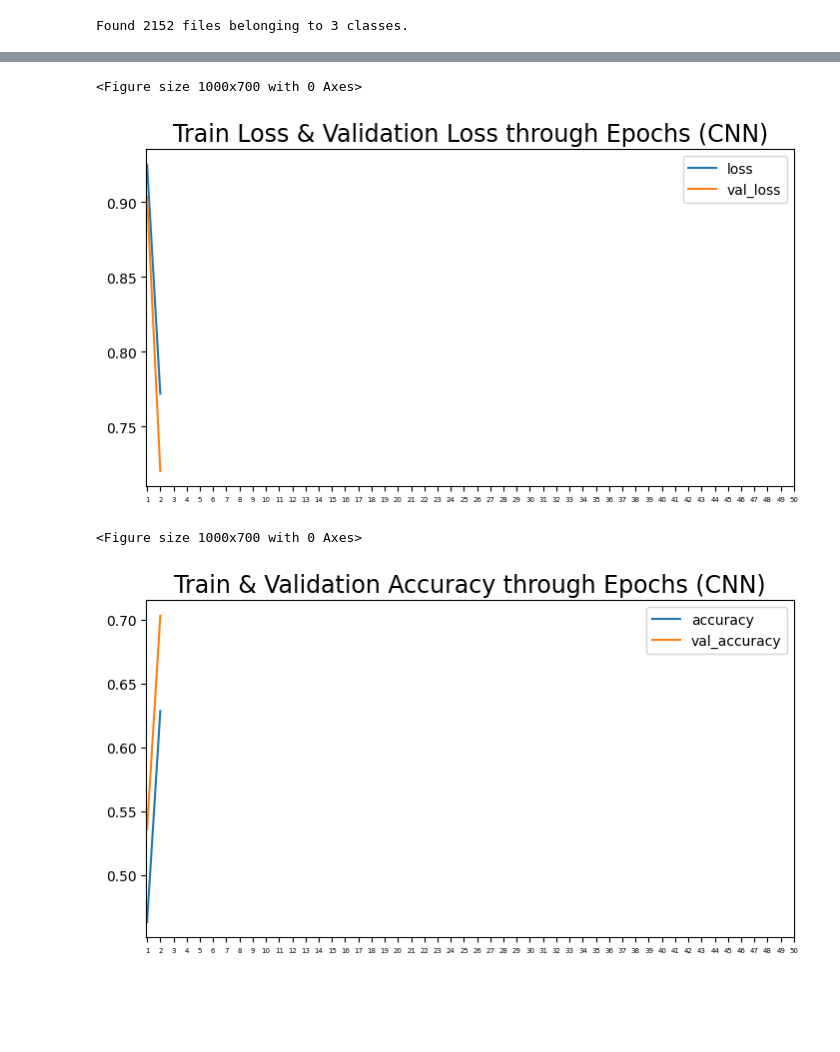
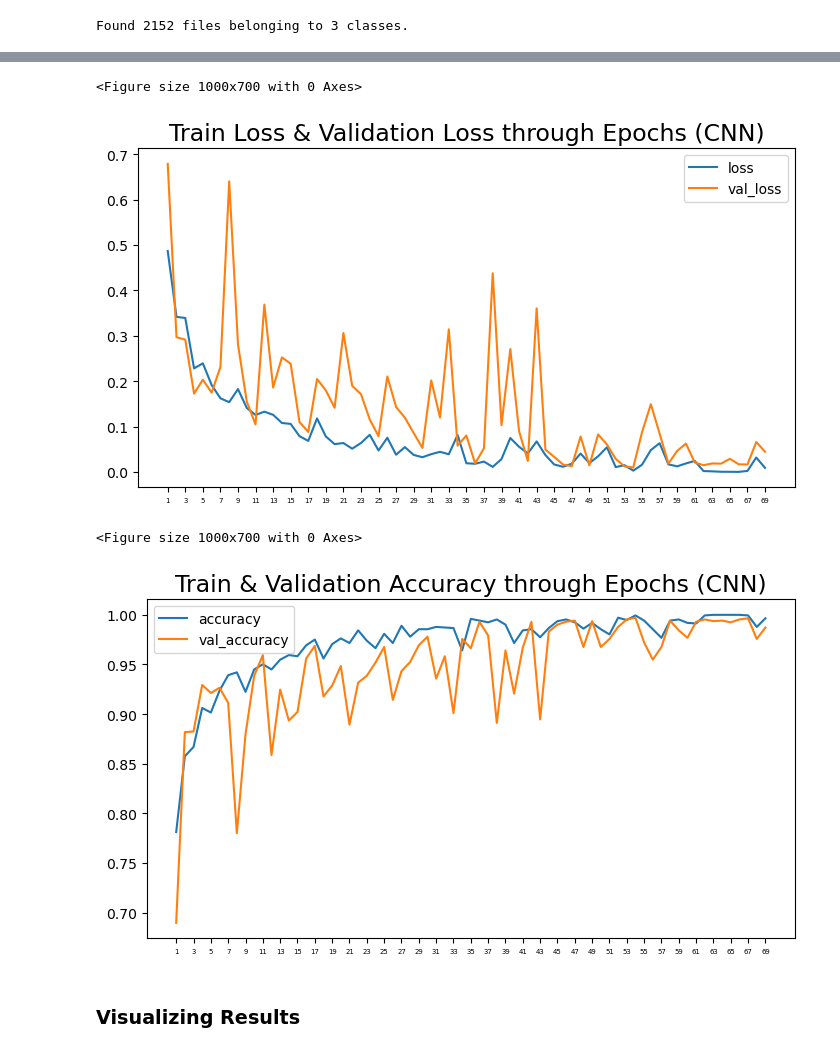
Before and after one commit to Gregoritsch3/DL_CV_E2E_PotatoDiseaseClassification, a Jupyter notebook: DL_CV_E2E_PotatoDiseaseClassification_1.ipynb, the cells around one changed output, grey strips where cells are left out. Drawn from its saved outputs; the diff is of its cells as text; code cells hidden in the pictures; blank space fills up the shorter version.

```diff
--- a/DL_CV_E2E_PotatoDiseaseClassification_1.ipynb
+++ b/DL_CV_E2E_PotatoDiseaseClassification_1.ipynb
@@ -144,11 +157,12 @@ callbacks = [
             ]
 # %%
-#Dodati ModelChekpoint, EarlyStopping i još možda koji callback
-history = model.fit(
-    train_ds,
-    epochs=2,
-    batch_size=BATCH_SIZE,
-    verbose=1,
-    validation_data=val_ds,
-    callbacks=callbacks)
+#Training Model using GPU
+with tf.device('/GPU:0'):
+    history = model.fit(
+        train_ds,
+        epochs=100,
+        batch_size=BATCH_SIZE,
+        verbose=1,
+        validation_data=val_ds,
+        callbacks=callbacks)
 # %% [output]
@@ -161,26 +192,26 @@ history_df = pd.DataFrame(history.history)
 # %%
 #Plotting loss through different epochs
 fig = plt.figure(figsize=(10,7))
 (history_df[['loss', 'val_loss']]).plot(figsize=(8,5))
 plt.title("Train Loss & Validation Loss through Epochs (CNN)", fontsize=17)
 plt.tight_layout(pad=4)
-ticks = np.arange(0,EPOCHS)
+ticks = np.arange(0,70,2)
 plt.xticks(ticks=ticks, labels=[i+1 for i in ticks], fontsize=5)
 plt.savefig("images/Loss_Val_Loss_CNN.png", bbox_inches="tight")
 plt.show()
 # %% [output]
 <Figure size 1000x700 with 0 Axes>
-[figure, old version]
+[figure, new version]
 # %%
 #Plotting accuracy through different epochs
 fig = plt.figure(figsize=(10,7))
 (history_df[['accuracy', 'val_accuracy']]).plot(figsize=(8,5))
 plt.title("Train & Validation Accuracy through Epochs (CNN)", fontsize=17)
 plt.tight_layout(pad=4)
-ticks = np.arange(0,EPOCHS)
+ticks = np.arange(0,70,2)
 plt.xticks(ticks=ticks, labels=[i+1 for i in ticks], fontsize=5)
 plt.savefig("images/Acc_Val_Acc_CNN.png", bbox_inches="tight")
 plt.show()
 # %% [output]
 <Figure size 1000x700 with 0 Axes>
-[figure, old version]
+[figure, new version]
@@ -194,6 +224,8 @@ def predict(images_batch, model, class_names=class_names):
     confidences = np.array([round(np.max(i), 2) for i in predictions])
 
     return predicted_classes, confidences
+# %% [markdown]
+### Visualizing Results
 # %%
 #Taking one batch of images and labels
 for images_batch, labels_batch in test_ds.take(1):
```
Also changed, not shown: parts of 25 cells of this notebook, 4 other files.
